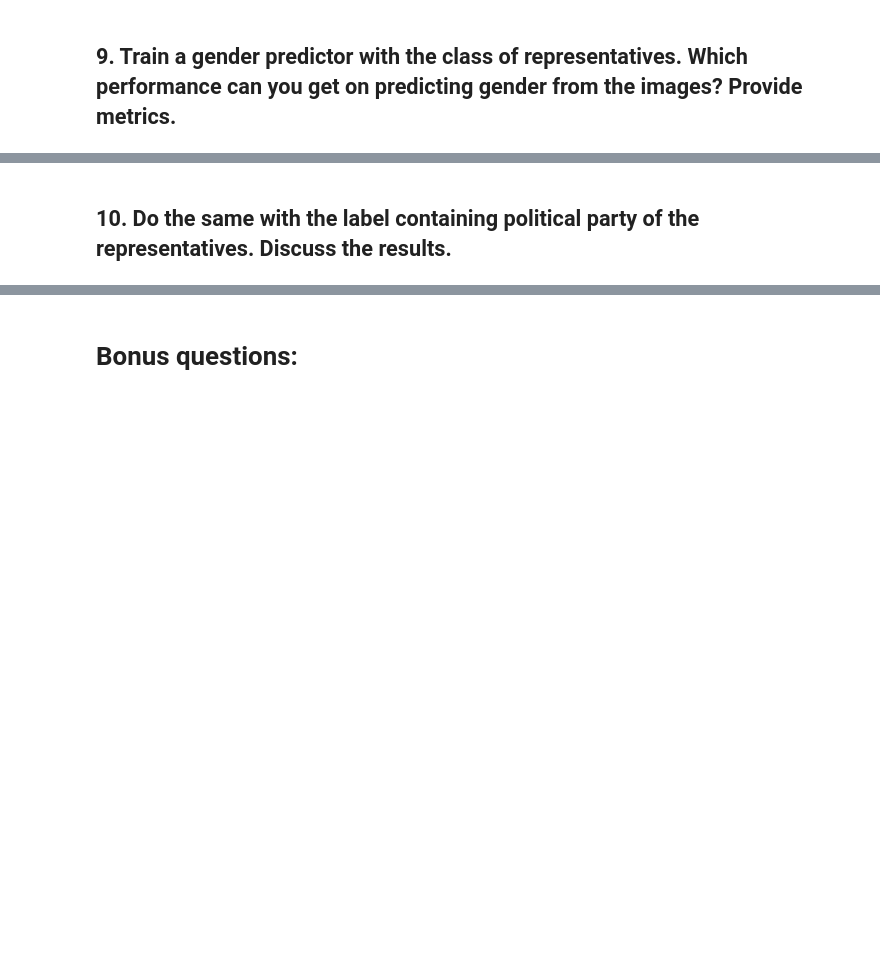
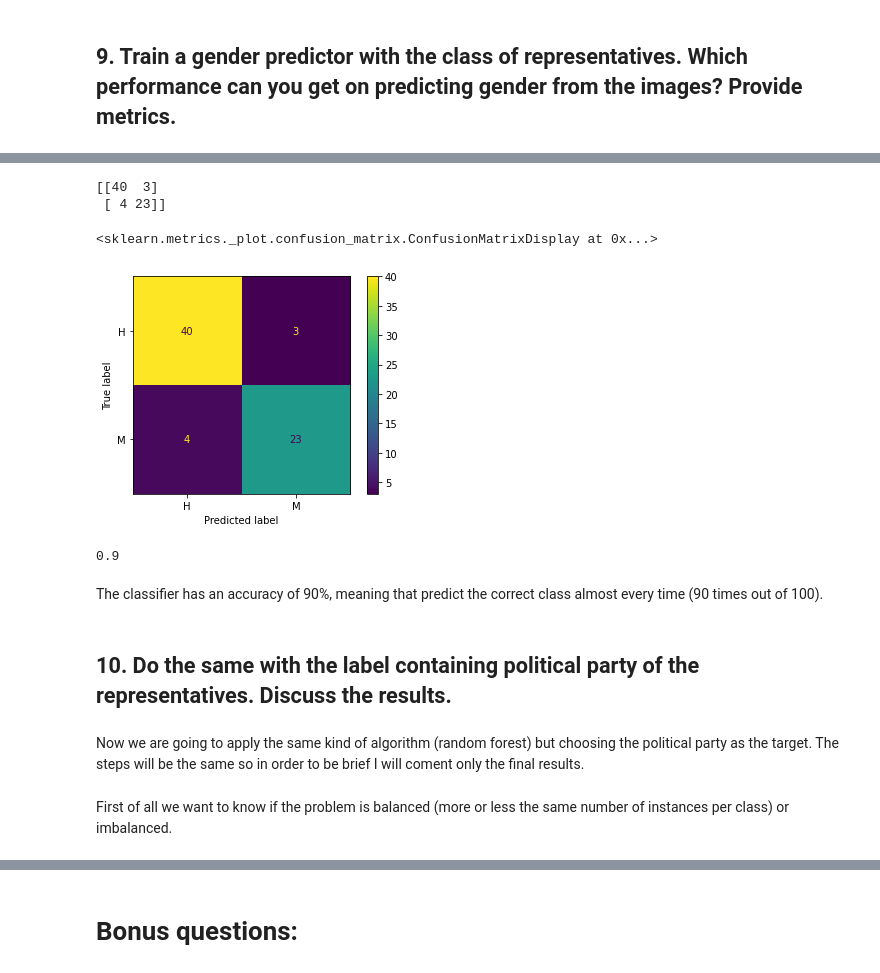
Before and after one commit to oliburn/faces_exercise, a Jupyter notebook: EigenDiputadosInitialGuide.ipynb, the cells around one changed output, grey strips where cells are left out. Drawn from its saved outputs; the diff is of its cells as text; code cells hidden in the pictures; blank space fills up the shorter version.

```diff
--- a/EigenDiputadosInitialGuide.ipynb
+++ b/EigenDiputadosInitialGuide.ipynb
@@ -485,0 +498,13 @@ Text(0, 0.5, 'Percentage of explained variance')
+# %%
+from sklearn.model_selection import train_test_split
+from sklearn.ensemble import RandomForestClassifier
+from sklearn.model_selection import RandomizedSearchCV
+from sklearn.model_selection import GridSearchCV
+from sklearn import metrics
+
+X_train, X_test, y_train, y_test = train_test_split(X, Yg, test_size=0.2, random_state=111)
+
+print(X_train.shape)
+print(X_test.shape)
+print(y_train.shape)
+print(y_test.shape)
@@ -485,0 +539,20 @@ Text(0, 0.5, 'Percentage of explained variance')
+# %%
+n_estimators = [int(x) for x in np.linspace(start = 200, stop = 2000, num = 10)]
+max_features = ['auto', 'sqrt']
+max_depth = [int(x) for x in np.linspace(10, 110, num = 11)]
+max_depth.append(None)
+min_samples_split = [2, 5, 10]
+min_samples_leaf = [1, 2, 4]
+bootstrap = [True, False]
+
+# Create the random grid
+random_grid = {'n_estimators': n_estimators,
+               'max_features': max_features,
+               'max_depth': max_depth,
+               'min_samples_split': min_samples_split,
+               'min_samples_leaf': min_samples_leaf,
+               'bootstrap': bootstrap}
+
+rf = RandomForestClassifier()
+rf_random = RandomizedSearchCV(estimator = rf, param_distributions = random_grid, n_iter = 100, cv = 5, verbose=2, random_state=42, n_jobs = -1)
+rf_random.fit(X_train, y_train)
@@ -485,0 +585,2 @@ Text(0, 0.5, 'Percentage of explained variance')
+# %%
+rf_random_best = rf_random.best_estimator_
@@ -485,0 +589,3 @@ Text(0, 0.5, 'Percentage of explained variance')
+# %%
+yhat = rf_random_best.predict(X_test)
+yhat
@@ -486,2 +605,22 @@ Text(0, 0.5, 'Percentage of explained variance')
+# %%
+# Print the confusion matrix
+print(metrics.confusion_matrix(y_test, yhat))
+metrics.plot_confusion_matrix(rf_random, X_test, y_test)
+# %% [output]
+[[40  3]
+ [ 4 23]]
+<sklearn.metrics._plot.confusion_matrix.ConfusionMatrixDisplay at 0x...>
+[figure, added]
+# %%
+acc = rf_random_best.score(X_test,y_test)
+acc
+# %% [output]
+0.9
+# %% [markdown]
+The classifier has an accuracy of 90%, meaning that predict the correct class almost every time (90 times out of 100).
 # %% [markdown]
 ## 10. Do the same with the label containing political party of the representatives. Discuss the results.
+# %% [markdown]
+Now we are going to apply the same kind of algorithm (random forest) but choosing the political party as the target. The steps will be the same so in order to be brief I will coment only the final results.
+# %% [markdown]
+First of all we want to know if the problem is balanced (more or less the same number of instances per class) or imbalanced.
```
Also changed, not shown: parts of 81 cells of this notebook, 32 other files.
